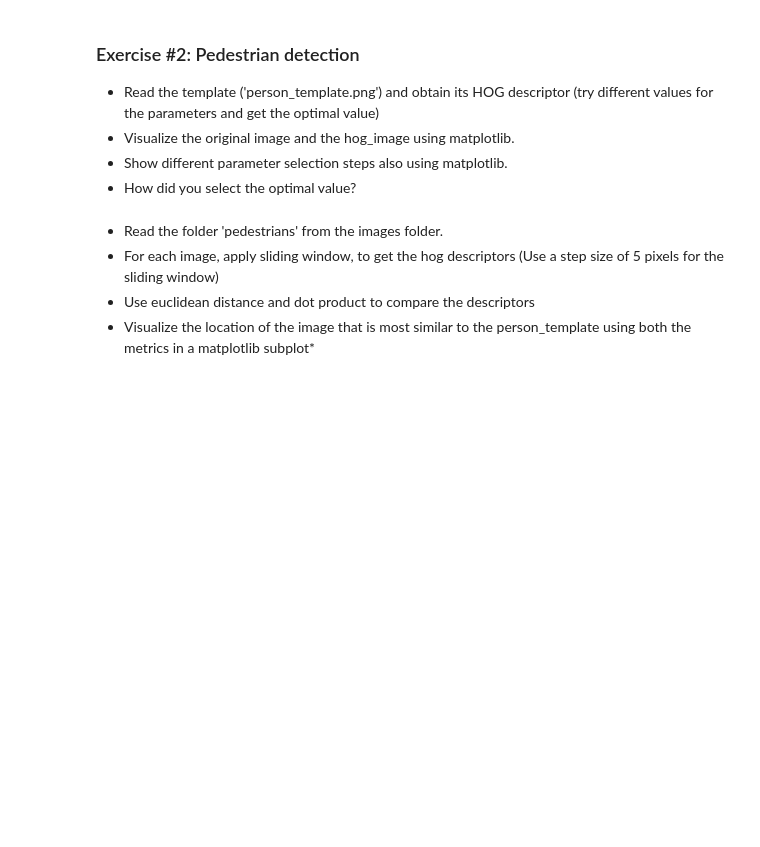
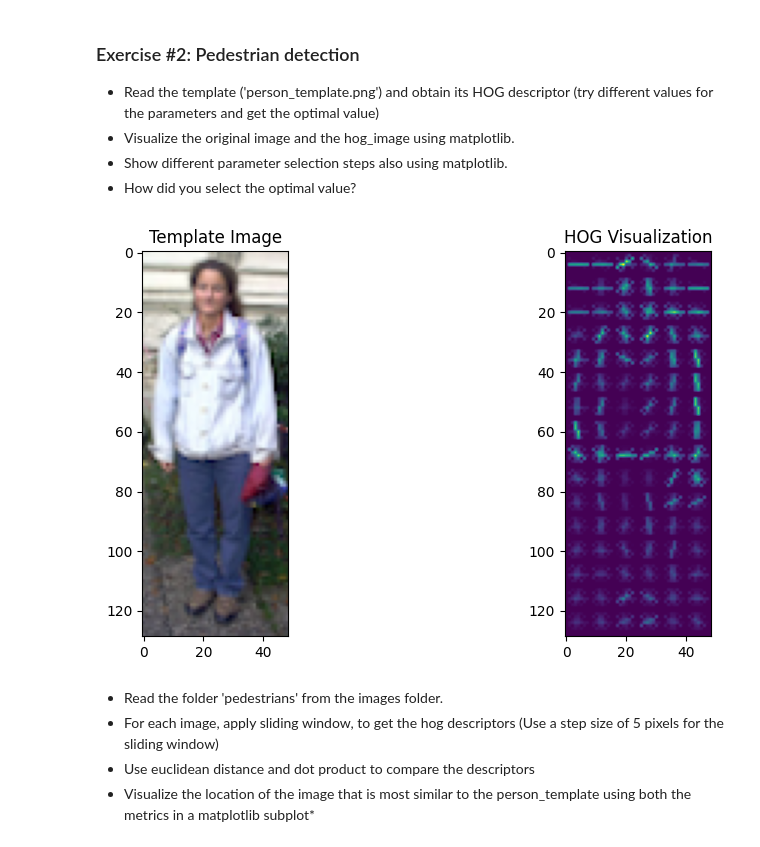
Before and after one commit to BecTome/UPC_MasterArtificialIntelligence, a Jupyter notebook: CV/Labs/P04_20231017_template_matching_and_HOG/p4_template_matching_HOG.ipynb, the cells around one changed output. Cells and saved outputs as stored; diff of their text form; code cells hidden in the pictures; blank space fills up the shorter version.

```diff
--- a/CV/Labs/P04_20231017_template_matching_and_HOG/p4_template_matching_HOG.ipynb
+++ b/CV/Labs/P04_20231017_template_matching_and_HOG/p4_template_matching_HOG.ipynb
@@ -436,3 +433,17 @@ image.shape
+# %%
+# solution
+
+img_template = io.imread('images/person_template.bmp')[:,:,:3]
+hog_temp_vec, hog_temp_img = feature.hog(img_template, channel_axis=-1, visualize=True)
+
+fig, ax = plt.subplots(1, 2, figsize=(10, 5))
+ax[0].imshow(img_template)
+ax[0].set_title('Template Image')
+
+ax[1].imshow(hog_temp_img)
+ax[1].set_title('HOG Visualization');
+# %% [output]
+[figure, added]
 # %% [markdown]
 
 *   Read the folder 'pedestrians' from the images folder.
```
Also changed, not shown: parts of 19 cells of this notebook.
